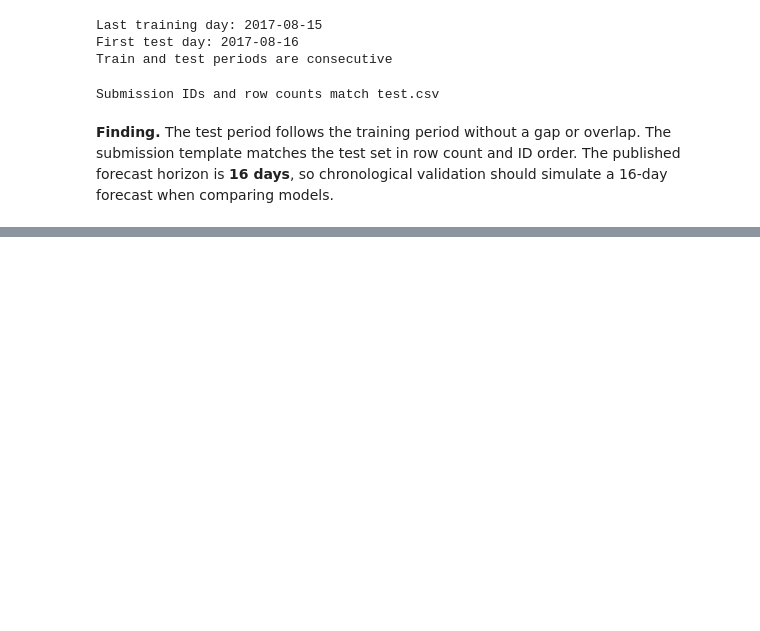
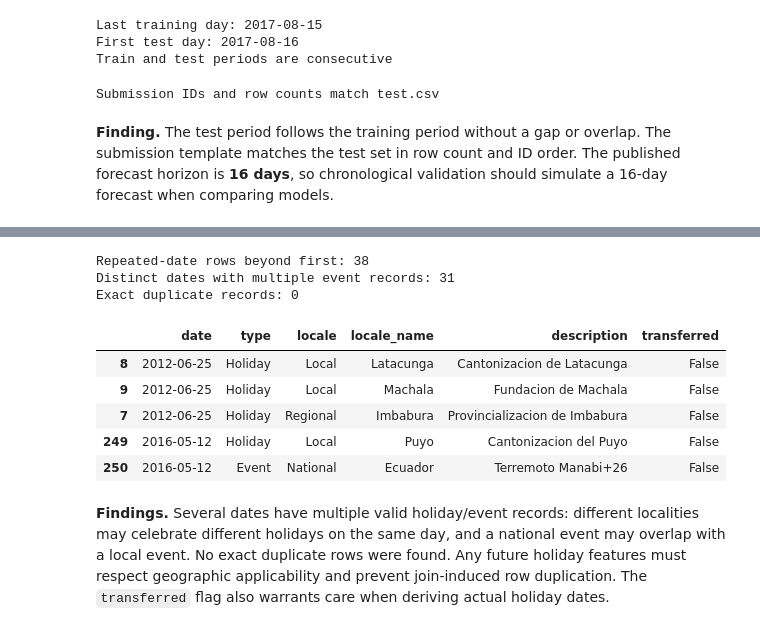
Before and after one commit to nachospreafico/store-sales-forecasting, a Jupyter notebook: notebooks/01_eda.ipynb, the cells around one changed output, grey strips where cells are left out. Drawn from its saved outputs; the diff is of its cells as text; code cells hidden in the pictures; blank space fills up the shorter version.

```diff
--- a/notebooks/01_eda.ipynb
+++ b/notebooks/01_eda.ipynb
@@ -805,0 +598,25 @@ Missing oil-price observations occur exclusively on weekdays, with Mondays accou
+# %%
+n_repeated_date_rows = he_df["date"].duplicated().sum()
+n_repeated_dates = he_df.loc[he_df["date"].duplicated(keep=False), "date"].nunique()
+n_exact_duplicates = he_df.duplicated().sum()
+print(f"Repeated-date rows beyond first: {n_repeated_date_rows}")
+print(f"Distinct dates with multiple event records: {n_repeated_dates}")
+print(f"Exact duplicate records: {n_exact_duplicates}")
+assert n_exact_duplicates == 0, "Review exact duplicate event rows"
+# %% [output]
+Repeated-date rows beyond first: 38
+Distinct dates with multiple event records: 31
+Exact duplicate records: 0
+# %%
+# Two examples of legitimate events sharing a date.
+display(he_df.loc[he_df["date"].isin(pd.to_datetime(["2012-06-25", "2016-05-12"]))]
+        .sort_values(["date", "locale", "description"]))
+# %% [output]
+|  | date | type | locale | locale_name | description | transferred |
+| 8 | 2012-06-25 | Holiday | Local | Latacunga | Cantonizacion de Latacunga | False |
+| 9 | 2012-06-25 | Holiday | Local | Machala | Fundacion de Machala | False |
+| 7 | 2012-06-25 | Holiday | Regional | Imbabura | Provincializacion de Imbabura | False |
+| 249 | 2016-05-12 | Holiday | Local | Puyo | Cantonizacion del Puyo | False |
+| 250 | 2016-05-12 | Event | National | Ecuador | Terremoto Manabi+26 | False |
+# %% [markdown]
+**Findings.** Several dates have multiple valid holiday/event records: different localities may celebrate different holidays on the same day, and a national event may overlap with a local event. No exact duplicate rows were found. Any future holiday features must respect geographic applicability and prevent join-induced row duplication. The `transferred` flag also warrants care when deriving actual holiday dates.
```
Also changed, not shown: parts of 63 cells of this notebook.
